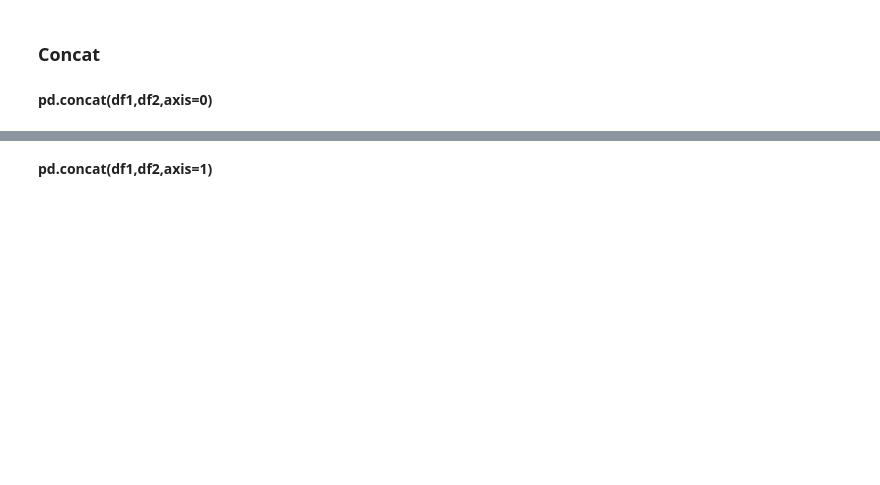
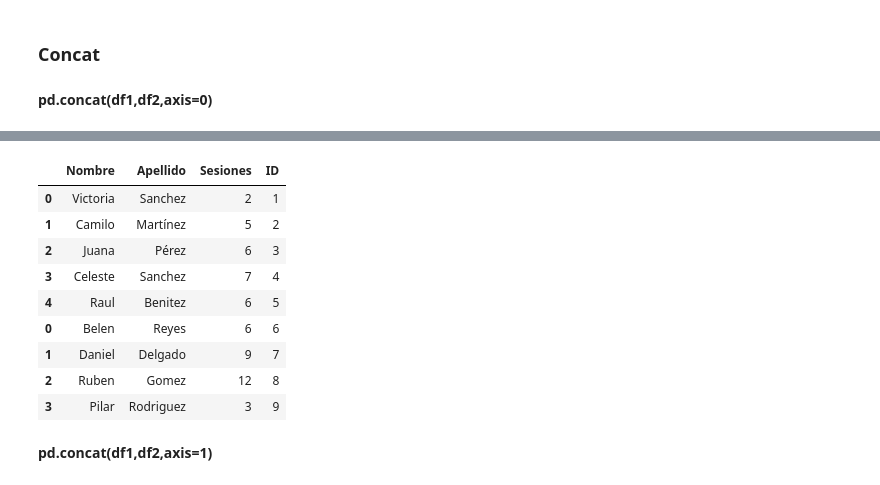
Before and after one commit to Agustin-Ber/Capacitacion-Python, a Jupyter notebook: Pandas/Pandas_Final.ipynb, the cells around one changed output, grey strips where cells are left out. Drawn from its saved outputs; the diff is of its cells as text; code cells hidden in the pictures; blank space fills up the shorter version.

```diff
--- a/Pandas/Pandas_Final.ipynb
+++ b/Pandas/Pandas_Final.ipynb
@@ -712,0 +752,14 @@ Las principales formas de merge son:
+# %%
+Lista_1 = ["Victoria", "Camilo", "Juana", "Celeste", "Raul"]
+Lista_2 = ["Sanchez", "Martínez", "Pérez", "Sanchez", "Benitez"]
+Lista_3 = [2,5,6,7,6]
+Lista_4 = [1,2,3,4,5]
+
+d = {"Nombre": Lista_1,
+     "Apellido": Lista_2,
+     "Sesiones": Lista_3,
+      "ID": Lista_4}
+
+df_1 = pd.DataFrame(d)
+
+pd.merge(df_1, df_2, how = "left", left_on = "ID", right_on = "ID")
@@ -718,0 +788,12 @@ Las principales formas de merge son:
+# %%
+Lista_1 = ["Belen", "Daniel", "Ruben", "Pilar"]
+Lista_2 = ["Reyes", "Delgado", "Gomez", "Rodriguez"]
+Lista_3 = [6,9,12,3]
+Lista_4 = [6,7,8,9]
+
+f = {"Nombre": Lista_1,
+     "Apellido": Lista_2,
+     "Sesiones": Lista_3,
+      "ID": Lista_4}
+df_2 = pd.DataFrame(f)
+df_2
@@ -719,3 +806,16 @@ Las principales formas de merge son:
+# %%
+pd.concat([df_1, df_2])
+# %% [output]
+|  | Nombre | Apellido | Sesiones | ID |
+| 0 | Victoria | Sanchez | 2 | 1 |
+| 1 | Camilo | Martínez | 5 | 2 |
+| 2 | Juana | Pérez | 6 | 3 |
+| 3 | Celeste | Sanchez | 7 | 4 |
+| 4 | Raul | Benitez | 6 | 5 |
+| 0 | Belen | Reyes | 6 | 6 |
+| 1 | Daniel | Delgado | 9 | 7 |
+| 2 | Ruben | Gomez | 12 | 8 |
+| 3 | Pilar | Rodriguez | 3 | 9 |
 # %% [markdown]
 **pd.concat(df1,df2,axis=1)**
 # %% [markdown]
```
Also changed, not shown: parts of 6 cells of this notebook.
